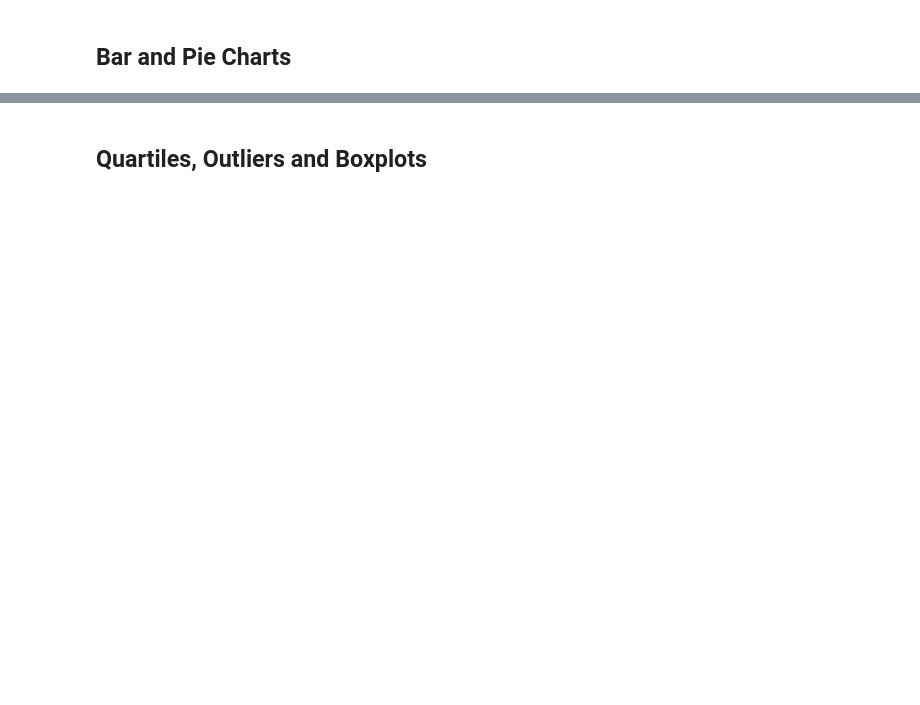
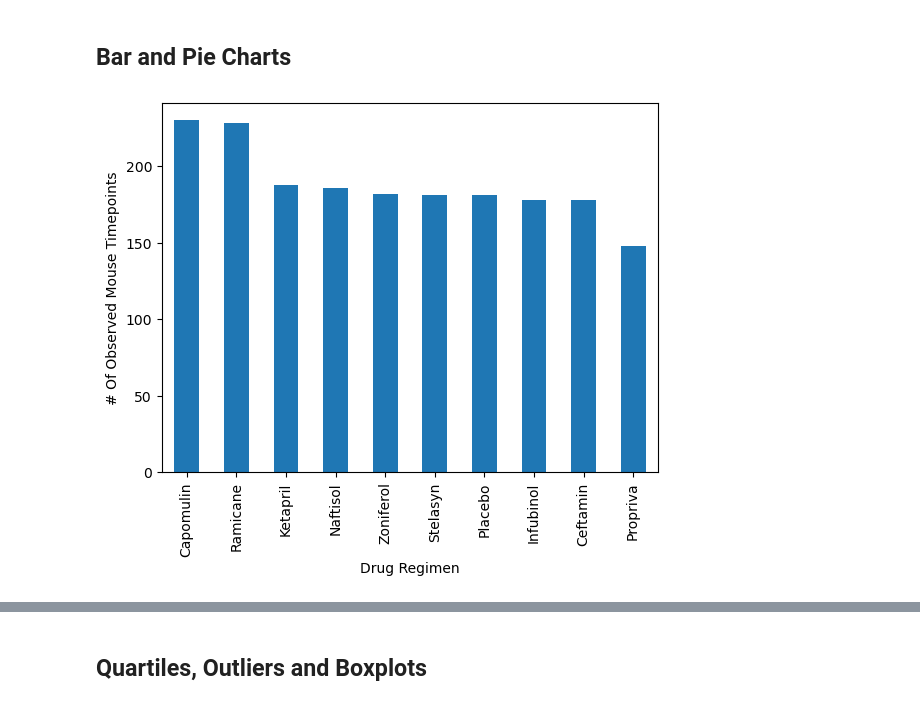
Before and after one commit to NestorBaptista/Data_Visualization-challenge, a Jupyter notebook: Pymaceuticals/pymaceuticals_starter.ipynb, the cells around one changed output, grey strips where cells are left out. Saved outputs shown, nothing was run; the diff lists cells and outputs as text; code cells hidden in the pictures; blank space fills up the shorter version.

```diff
--- a/Pymaceuticals/pymaceuticals_starter.ipynb
+++ b/Pymaceuticals/pymaceuticals_starter.ipynb
@@ -126,5 +119,15 @@ c
 ## Bar and Pie Charts
 # %%
 # Generate a bar plot showing the total number of rows (Mouse ID/Timepoints) for each drug regimen using Pandas.
+
+drug_counts = cleaned_joined_data_df['Drug Regimen'].value_counts()
+
+drug_counts.plot(kind='bar')
+plt.xlabel('Drug Regimen')
+plt.ylabel('# Of Observed Mouse Timepoints')
+
+plt.show()
+# %% [output]
+[figure, added]
 # %%
 # Generate a bar plot showing the total number of rows (Mouse ID/Timepoints) for each drug regimen using pyplot.
```
Also changed, not shown: parts of 11 cells of this notebook.
